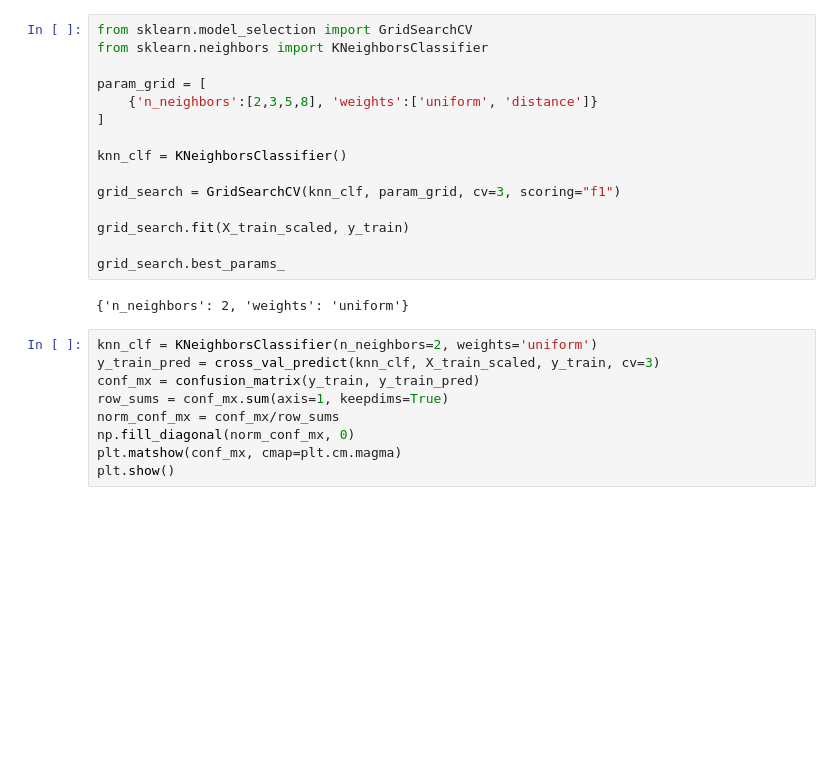
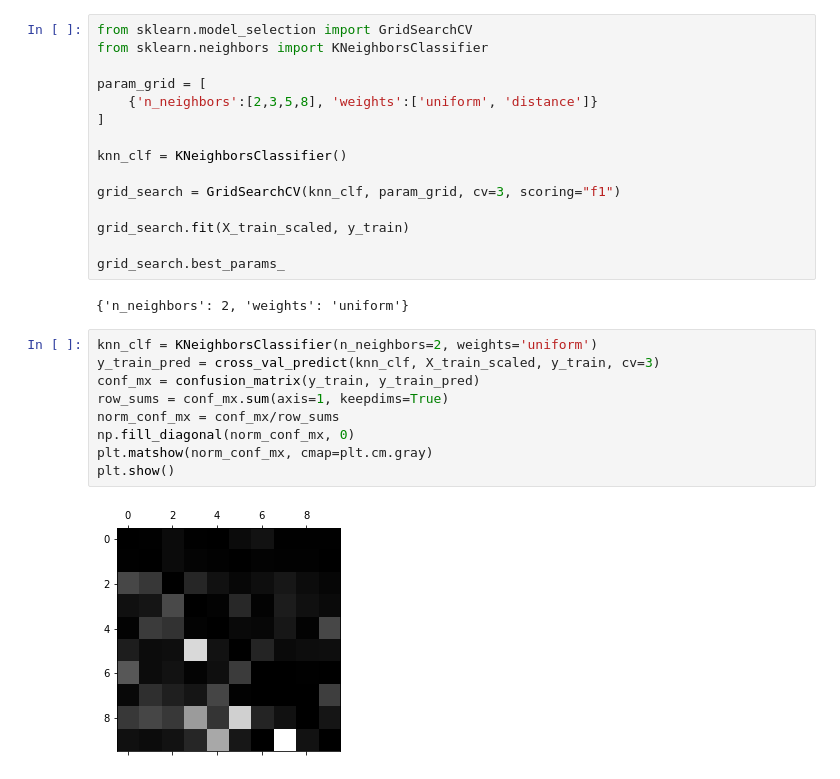
Before and after one commit to guillaumepaviot/mnist_classifier, a Jupyter notebook: mnist.ipynb, the cells around one changed output. Saved outputs shown, nothing was run; the diff lists cells and outputs as text; blank space fills up the shorter version.

```diff
--- a/mnist.ipynb
+++ b/mnist.ipynb
@@ -149,9 +149,11 @@ grid_search.best_params_
 # %%
 knn_clf = KNeighborsClassifier(n_neighbors=2, weights='uniform')
 y_train_pred = cross_val_predict(knn_clf, X_train_scaled, y_train, cv=3)
 conf_mx = confusion_matrix(y_train, y_train_pred)
 row_sums = conf_mx.sum(axis=1, keepdims=True)
 norm_conf_mx = conf_mx/row_sums
 np.fill_diagonal(norm_conf_mx, 0)
-plt.matshow(conf_mx, cmap=plt.cm.magma)
+plt.matshow(norm_conf_mx, cmap=plt.cm.gray)
 plt.show()
+# %% [output]
+[figure, added]
```
Also changed, not shown: parts of 1 cell of this notebook.
